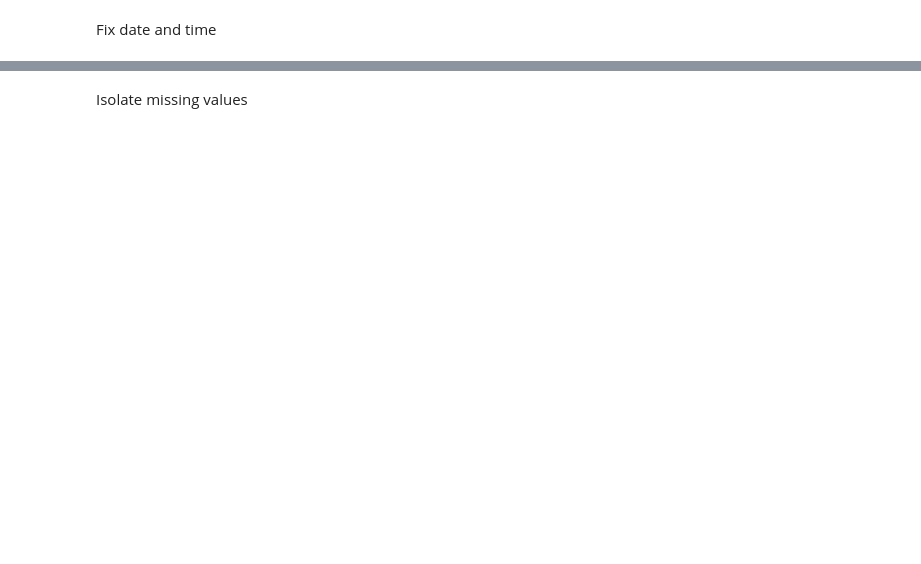
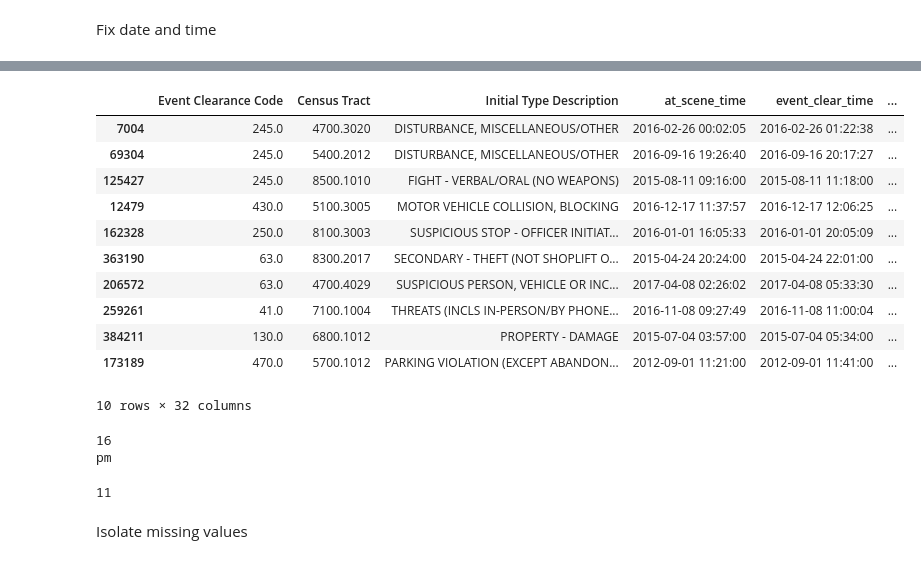
Before and after one commit to cherylkung95/SeattlePolice911Response, a Jupyter notebook: SPIR_dataset_clean_up.ipynb, the cells around one changed output, grey strips where cells are left out. Cells and saved outputs as stored; diff of their text form; code cells hidden in the pictures; blank space fills up the shorter version.

```diff
--- a/SPIR_dataset_clean_up.ipynb
+++ b/SPIR_dataset_clean_up.ipynb
@@ -114,0 +348,28 @@ Name: Event Clearance Date, dtype: object
+# %%
+noon = datetime(2021, 11, 12,hour = 12)
+spir_final.df["at_scene_time_pm"] = spir_final.df.at_scene_time.apply(lambda x: 0 if x.hour < noon.hour else 1)
+spir_final.df["event_clear_time_pm"] = spir_final.df.event_clear_time.apply(lambda x: 0 if x.hour < noon.hour else 1)
+# %%
+spir_final.df["at_scene_time_weekday"] = spir_final.df.at_scene_time.apply(datetime.weekday)
+spir_final.df["event_clear_time_weekday"] = spir_final.df.event_clear_time.apply(datetime.weekday)
+# %%
+spir_final.df["at_scene_time_month"] = spir_final.df.at_scene_time.apply(lambda x: x.month)
+spir_final.df["event_clear_time_month"] = spir_final.df.event_clear_time.apply(lambda x: x.month)
+# %%
+spir_final.df["at_scene_time_year"] = spir_final.df.at_scene_time.apply(lambda x: x.year)
+spir_final.df["event_clear_time_year"] = spir_final.df.event_clear_time.apply(lambda x: x.year)
+# %%
+spir_final.df.sample(10)
+# %% [output]
+|  | Event Clearance Code | Census Tract | Initial Type Description | at_scene_time | event_clear_time | ... |
+| 7004 | 245.0 | 4700.3020 | DISTURBANCE, MISCELLANEOUS/OTHER | 2016-02-26 00:02:05 | 2016-02-26 01:22:38 | ... |
+| 69304 | 245.0 | 5400.2012 | DISTURBANCE, MISCELLANEOUS/OTHER | 2016-09-16 19:26:40 | 2016-09-16 20:17:27 | ... |
+| 125427 | 245.0 | 8500.1010 | FIGHT - VERBAL/ORAL (NO WEAPONS) | 2015-08-11 09:16:00 | 2015-08-11 11:18:00 | ... |
+| 12479 | 430.0 | 5100.3005 | MOTOR VEHICLE COLLISION, BLOCKING | 2016-12-17 11:37:57 | 2016-12-17 12:06:25 | ... |
+| 162328 | 250.0 | 8100.3003 | SUSPICIOUS STOP - OFFICER INITIAT... | 2016-01-01 16:05:33 | 2016-01-01 20:05:09 | ... |
+| 363190 | 63.0 | 8300.2017 | SECONDARY - THEFT (NOT SHOPLIFT O... | 2015-04-24 20:24:00 | 2015-04-24 22:01:00 | ... |
+| 206572 | 63.0 | 4700.4029 | SUSPICIOUS PERSON, VEHICLE OR INC... | 2017-04-08 02:26:02 | 2017-04-08 05:33:30 | ... |
+| 259261 | 41.0 | 7100.1004 | THREATS (INCLS IN-PERSON/BY PHONE... | 2016-11-08 09:27:49 | 2016-11-08 11:00:04 | ... |
+| 384211 | 130.0 | 6800.1012 | PROPERTY - DAMAGE | 2015-07-04 03:57:00 | 2015-07-04 05:34:00 | ... |
+| 173189 | 470.0 | 5700.1012 | PARKING VIOLATION (EXCEPT ABANDON... | 2012-09-01 11:21:00 | 2012-09-01 11:41:00 | ... |
+10 rows × 32 columns
@@ -115,2 +381,17 @@ Name: Event Clearance Date, dtype: object
+# %%
+today = datetime.today()
+noon = datetime(2021, 11, 12,hour = 12)
+print(today.hour)
+if today.hour < noon.hour:
+    print('am')
+else:
+    print('pm')
+# %% [output]
+16
+pm
+# %%
+print(today.month)
+# %% [output]
+11
 # %% [markdown]
 Isolate missing values
```
Also changed, not shown: parts of 24 cells of this notebook, 1 other file.
